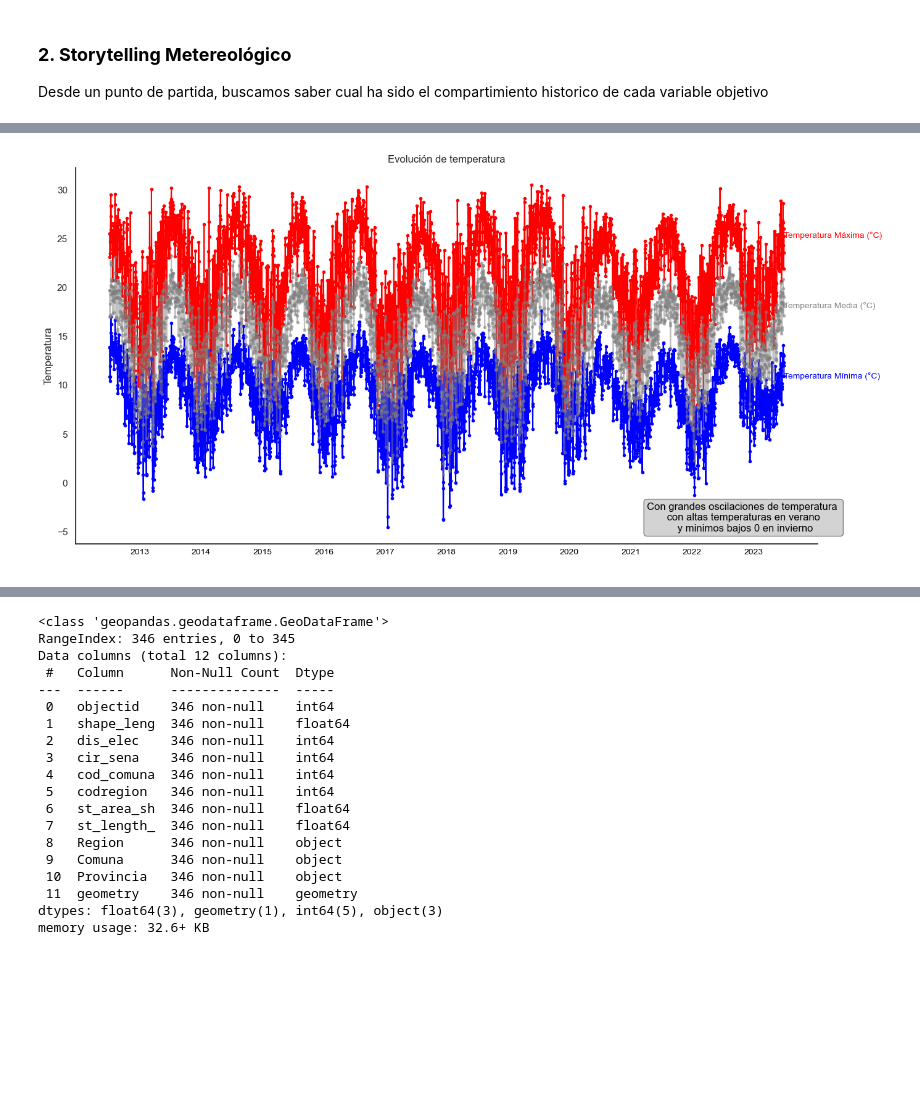
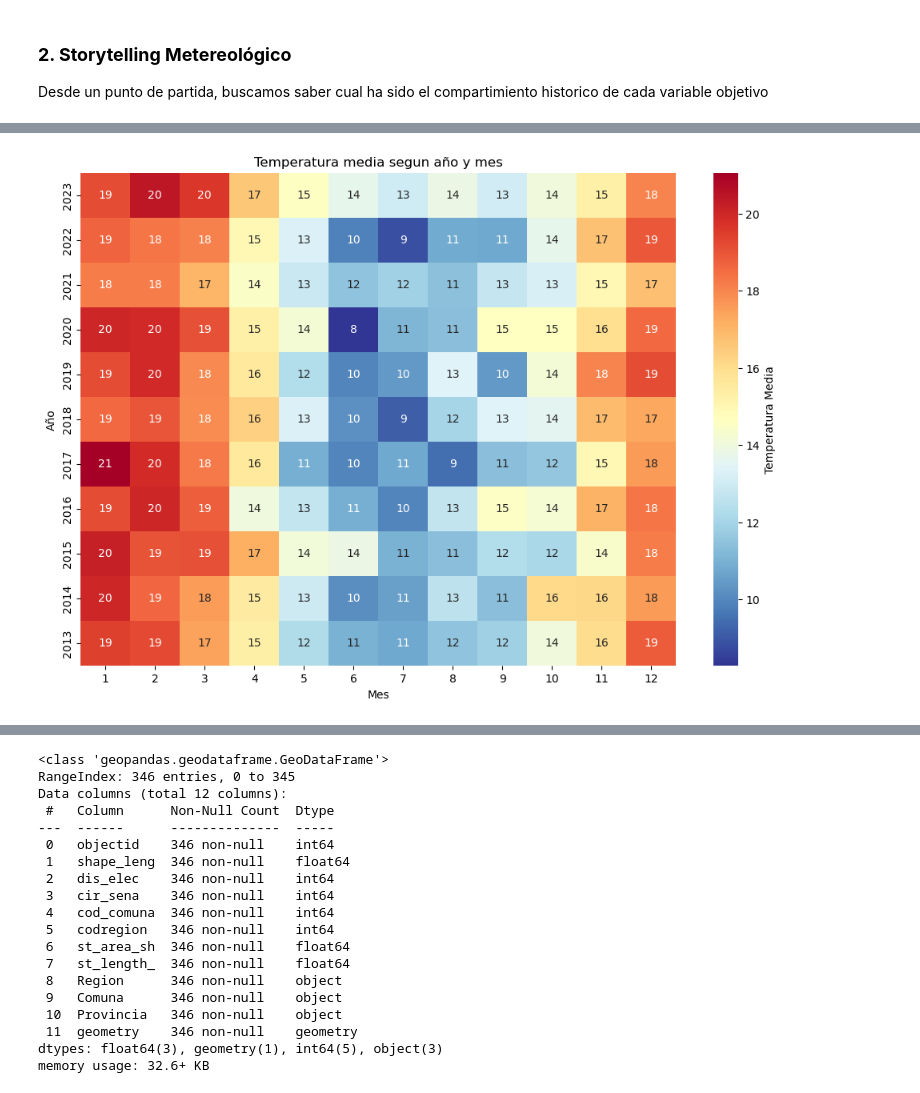
Before and after one commit to csolis97/02_Visualizacion, a Jupyter notebook: 03_Laboratorios/Tarea_4_Solis_Cristhian.ipynb, the cells around one changed output, grey strips where cells are left out. Saved outputs shown, nothing was run; the diff lists cells and outputs as text; code cells hidden in the pictures; blank space fills up the shorter version.

```diff
--- a/03_Laboratorios/Tarea_4_Solis_Cristhian.ipynb
+++ b/03_Laboratorios/Tarea_4_Solis_Cristhian.ipynb
@@ -443,56 +535,14 @@ plt.show()
-# %%
-# Agrupar por fecha y calcular la media de las temperaturas
-df_grouped = df_imputado_copia.groupby('Fecha').agg({
-    'Valor_T_max': 'mean',
-    'Valor_T_min': 'mean',
-    'Media_T': 'mean'
-}).reset_index()
-
-plt.figure(figsize=(14, 7))
-ax = plt.gca()
-plt.plot(df_grouped['Fecha'], df_grouped['Valor_T_max'], marker='o', markersize=3, linestyle='-', color='red')
-plt.plot(df_grouped['Fecha'], df_grouped['Valor_T_min'], marker='o', markersize=3, linestyle='-', color='blue')
-plt.plot(df_grouped['Fecha'], df_grouped['Media_T'], marker='o', markersize=3, linestyle='-', color='grey', alpha=0.5)
-
-# Añadir nombres al costado de las líneas
-ax.text(df_grouped['Fecha'].iloc[-1], df_grouped['Valor_T_max'].iloc[-1], 'Temperatura Máxima (°C)',
-        ha='left', va='center', fontsize=10, color='red')
-ax.text(df_grouped['Fecha'].iloc[-1], df_grouped['Valor_T_min'].iloc[-1], 'Temperatura Mínima (°C)',
-        ha='left', va='center', fontsize=10, color='blue')
-ax.text(df_grouped['Fecha'].iloc[-1], df_grouped['Media_T'].iloc[-1], 'Temperatura Media (°C)',
-        ha='left', va='center', fontsize=10, color='grey')
-
-# Obtener años únicos del DataFrame agrupado
-years = pd.DatetimeIndex(df_grouped['Fecha']).year.unique()  # Obtener años únicos
-
-# Crear ticks solo para el inicio y final del año
-ticks = []
-for year in years:
-    start_date = pd.Timestamp(f'{year}-01-01')
-    end_date = pd.Timestamp(f'{year}-12-31')
-    ticks.extend([start_date, end_date])  # Agregar solo el inicio y fin del año
-
-# Establecer los ticks
-ax.set_xticks(ticks)
-
-# Formatear las etiquetas de los ticks para que solo muestren el año
-ax.set_xticklabels([])  # Limpiar etiquetas actuales
-for year in years:
-    # Calcular el punto medio entre el inicio y el final del año
-    mid_point = pd.Timestamp(f'{year}-07-01')  # Punto medio del año (1 de julio)
-    ax.text(mid_point, ax.get_ylim()[0] * 1.2, str(year), ha='center', va='bottom', fontsize=10, color='black')
-ax.spines['top'].set_visible(False)
-ax.spines['right'].set_visible(False)
-plt.title('Evolución de temperatura')
-plt.xlabel(' ')
-plt.ylabel('Temperatura')
-
-# Anotaciones
-ax.annotate('Con grandes oscilaciones de temperatura \n con altas temperaturas en verano \n y minimos bajos 0 en invierno', xy=(0.9, 0.07), xycoords='axes fraction',
-            ha='center', va='center', fontsize=12, color='black',
-            bbox=dict(boxstyle='round', facecolor='lightgrey', edgecolor='grey'))
-plt.tight_layout()
-plt.grid(False)
-plt.show()
-# %% [output]
-[figure, removed]
+# %%
+# Evolución medias de temperatura
+plt.figure(figsize=(12, 8))
+heatmap_data = df_media_mensual.pivot(index='año', columns='mes', values='Media_T').sort_index(ascending=False)
+# Grafico
+sns.heatmap(heatmap_data, annot=True, fmt=".0f", cmap='RdYlBu_r', cbar_kws={'label': 'Temperatura Media'})
+# Título
+plt.title("Temperatura media segun año y mes")
+# Ejes X e Y
+plt.xlabel("Mes")
+plt.ylabel("Año")
+plt.show()
+# %% [output]
+[figure, added]
```
Also changed, not shown: parts of 14 cells of this notebook, 1 other file.
